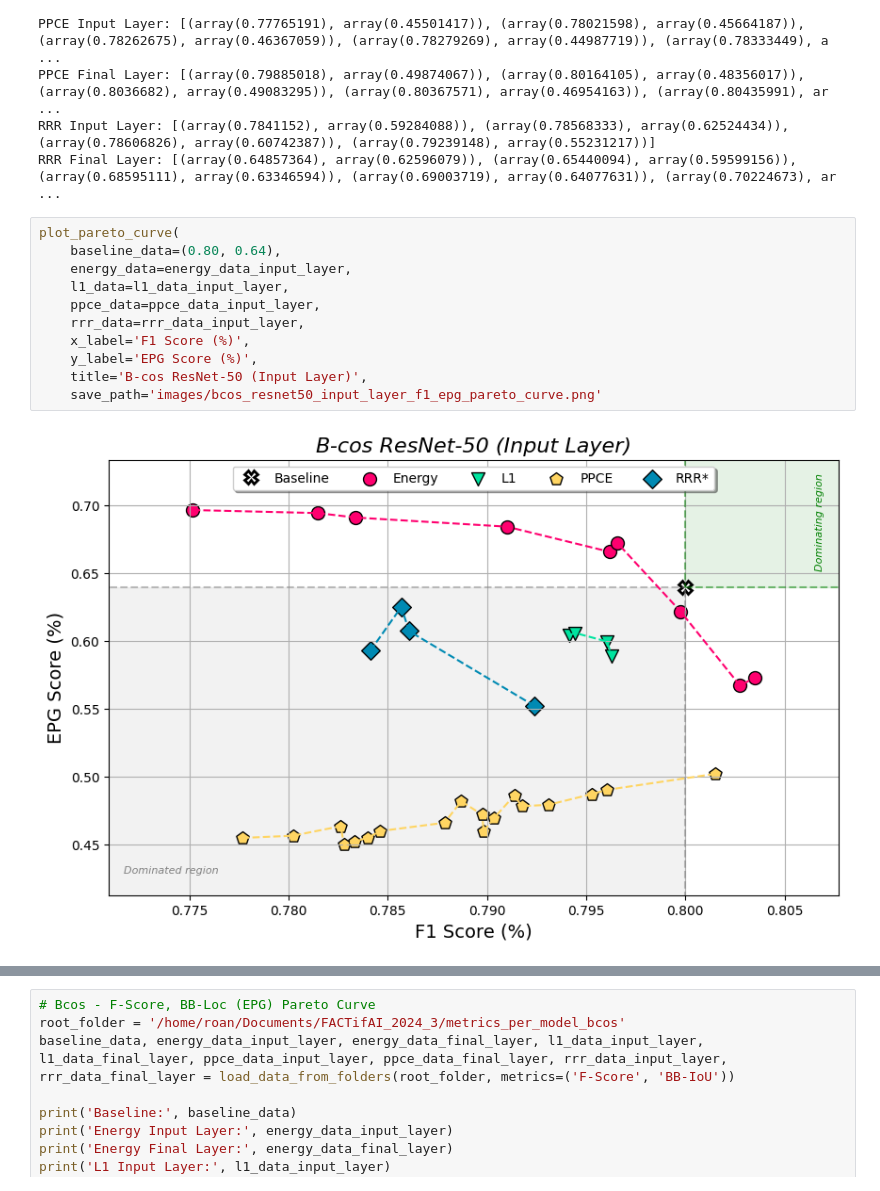
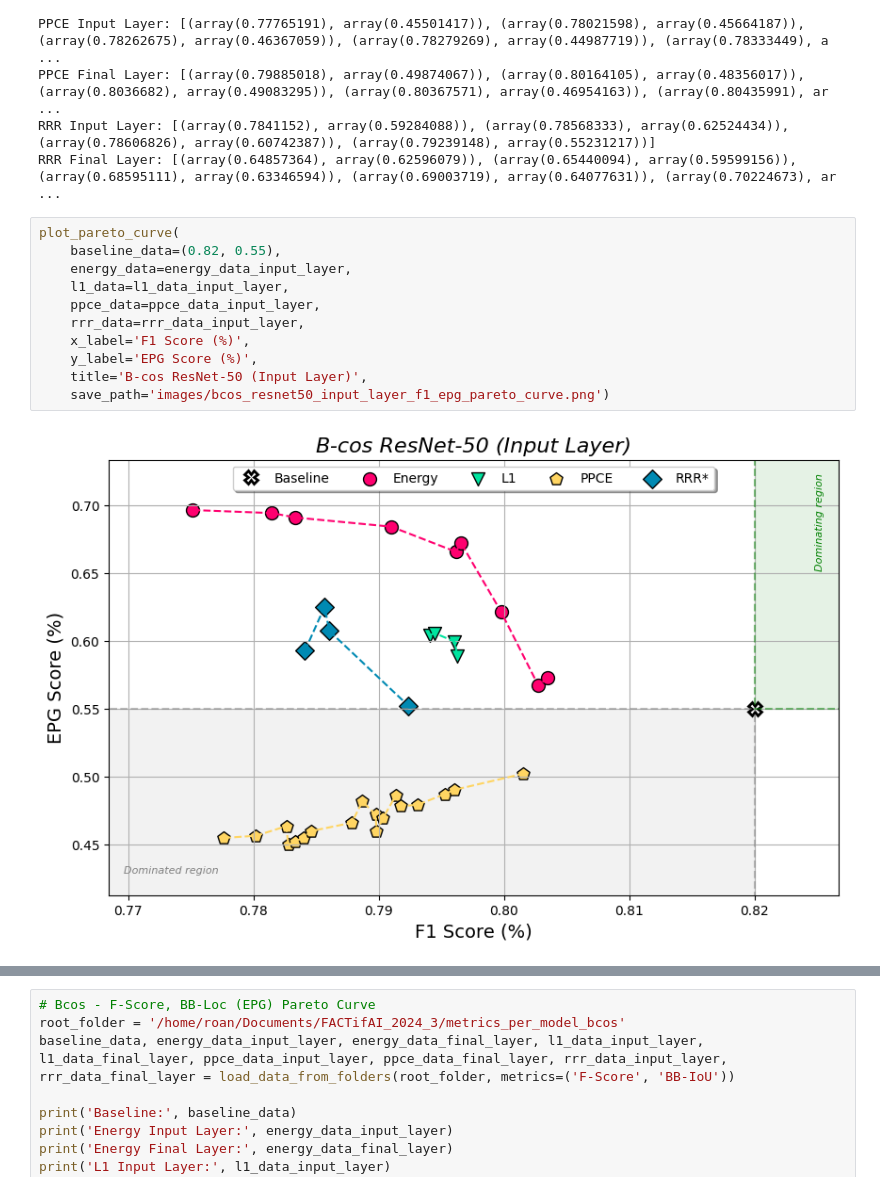
Before and after one commit to rensdebee/FACTifAI_2024_3, a Jupyter notebook: visualisations.ipynb, the cells around one changed output, grey strips where cells are left out. Cells and saved outputs as stored; diff of their text form.

```diff
--- a/visualisations.ipynb
+++ b/visualisations.ipynb
@@ -175,16 +177,16 @@ RRR Input Layer: [(array(0.7841152), array(0.59284088)), (array(0.78568333), arr
 RRR Final Layer: [(array(0.64857364), array(0.62596079)), (array(0.65440094), array(0.59599156)), (array(0.68595111), array(0.63346594)), (array(0.69003719), array(0.64077631)), (array(0.70224673), ar ...
 # %%
 plot_pareto_curve(
-    baseline_data=(0.80, 0.64),
+    baseline_data=(0.82, 0.55),
     energy_data=energy_data_input_layer,
     l1_data=l1_data_input_layer,
     ppce_data=ppce_data_input_layer,
     rrr_data=rrr_data_input_layer,
     x_label='F1 Score (%)',
     y_label='EPG Score (%)',
     title='B-cos ResNet-50 (Input Layer)',
-    save_path='images/bcos_resnet50_input_layer_f1_epg_pareto_curve.png'
+    save_path='images/bcos_resnet50_input_layer_f1_epg_pareto_curve.png')
 # %% [output]
-[figure, old version]
+[figure, new version]
 # %%
 plot_pareto_curve(
```
Also changed, not shown: parts of 11 cells of this notebook, 2 other files.
